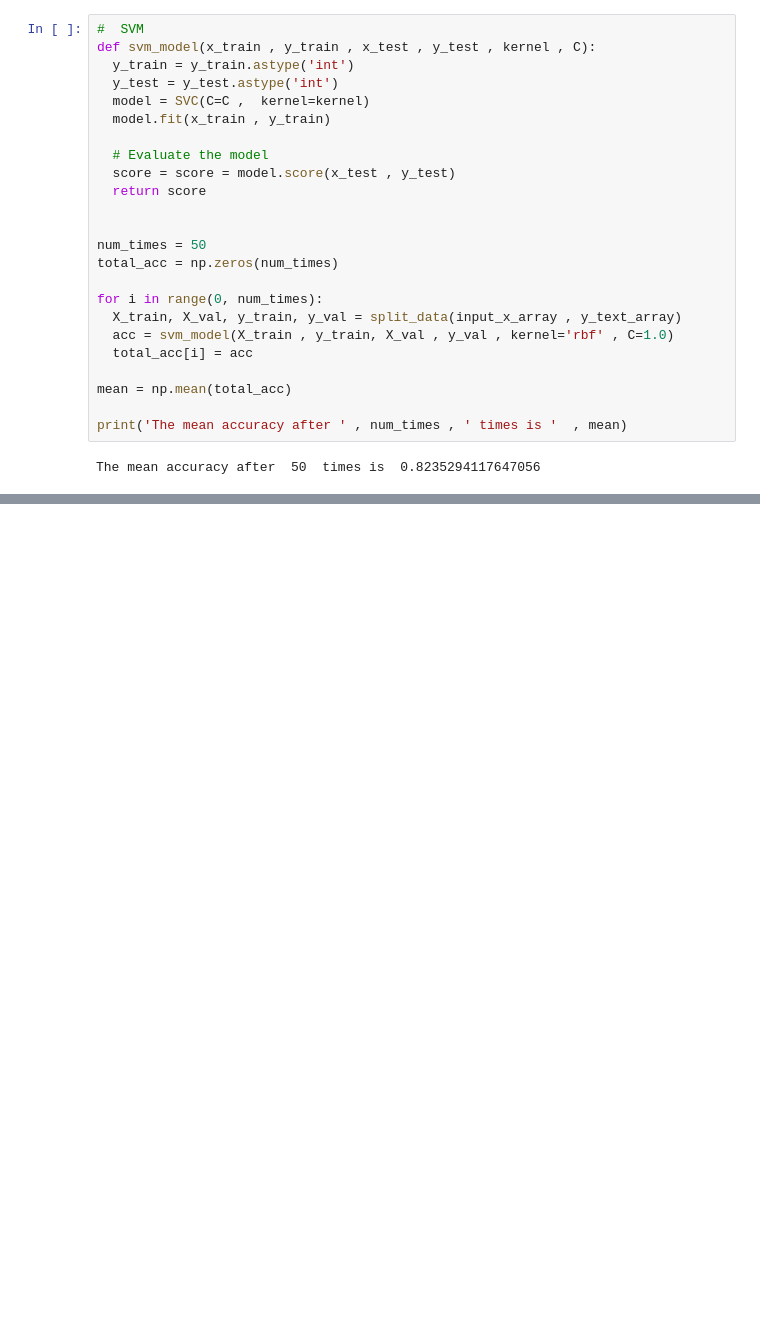
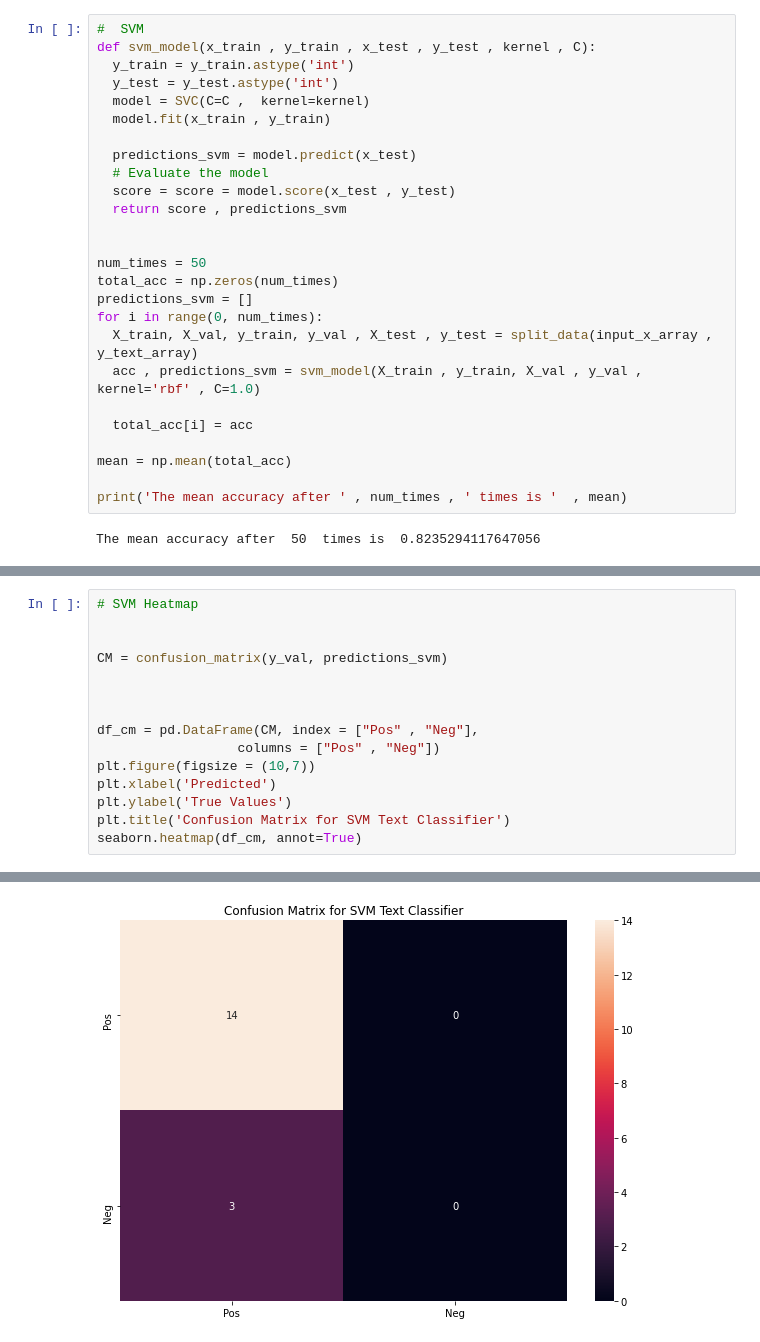
Before and after one commit to mnauf/covid, a Jupyter notebook: Machine_Learning_Text_Model.ipynb, the cells around one changed output, grey strips where cells are left out. Saved outputs shown, nothing was run; the diff lists cells and outputs as text; blank space fills up the shorter version.

```diff
--- a/Machine_Learning_Text_Model.ipynb
+++ b/Machine_Learning_Text_Model.ipynb
@@ -259,17 +304,19 @@ def svm_model(x_train , y_train , x_test , y_test , kernel , C):
   model = SVC(C=C ,  kernel=kernel)
   model.fit(x_train , y_train)
 
+  predictions_svm = model.predict(x_test)
   # Evaluate the model
   score = score = model.score(x_test , y_test)
-  return score
+  return score , predictions_svm
 
 
 num_times = 50
 total_acc = np.zeros(num_times)
+predictions_svm = []
+for i in range(0, num_times):
+  X_train, X_val, y_train, y_val , X_test , y_test = split_data(input_x_array , y_text_array)
+  acc , predictions_svm = svm_model(X_train , y_train, X_val , y_val , kernel='rbf' , C=1.0)
 
-for i in range(0, num_times):
-  X_train, X_val, y_train, y_val = split_data(input_x_array , y_text_array)
-  acc = svm_model(X_train , y_train, X_val , y_val , kernel='rbf' , C=1.0)
   total_acc[i] = acc
 
 mean = np.mean(total_acc)
@@ -281,0 +327,16 @@ The mean accuracy after  50  times is  0.8235294117647056
+# %%
+# SVM Heatmap
+
+
+CM = confusion_matrix(y_val, predictions_svm)
+
+
+
+df_cm = pd.DataFrame(CM, index = ["Pos" , "Neg"],
+                  columns = ["Pos" , "Neg"])
+plt.figure(figsize = (10,7))
+plt.xlabel('Predicted')
+plt.ylabel('True Values')
+plt.title('Confusion Matrix for SVM Text Classifier')
+seaborn.heatmap(df_cm, annot=True)
+# %% [output]
@@ -281,0 +344 @@ The mean accuracy after  50  times is  0.8235294117647056
+[figure, added]
```
Also changed, not shown: parts of 7 cells of this notebook.
